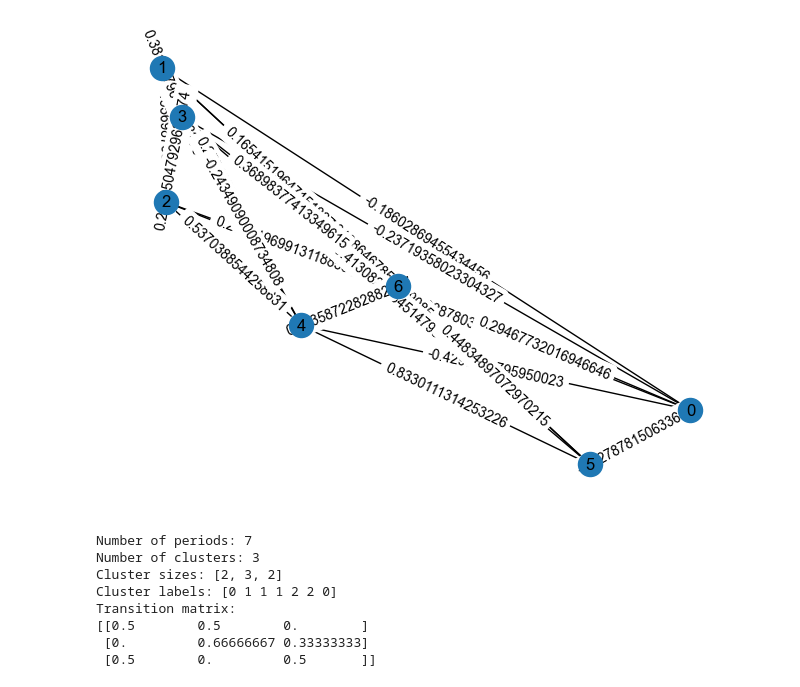
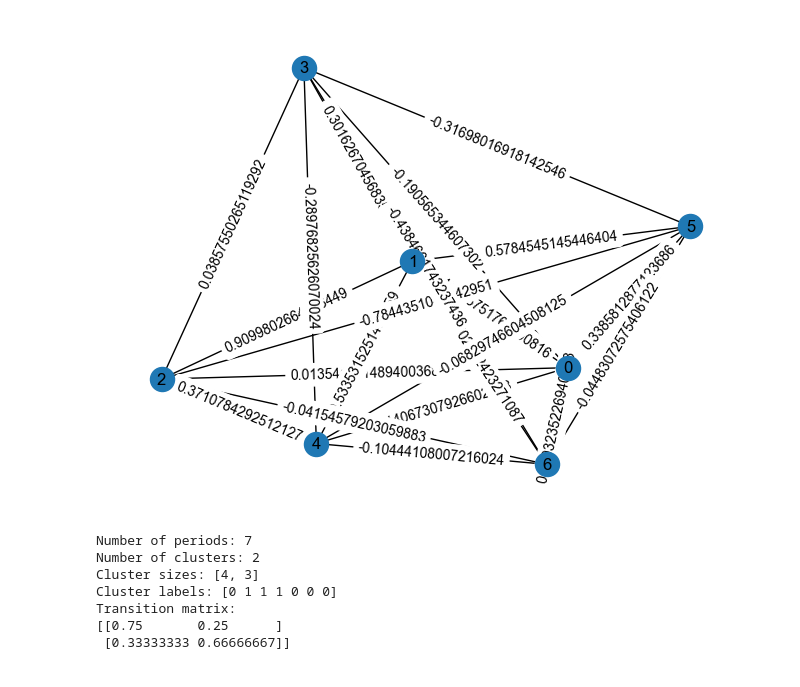
Before and after one commit to AdamZinebii/Intraday-Market-Activity-Clustering, a Jupyter notebook: examples/Louvain_clustering.ipynb, the cells around one changed output. Saved outputs shown, nothing was run; the diff lists cells and outputs as text; code cells hidden in the pictures.

Commit message:
adding clustering graph methods

```diff
--- a/examples/Louvain_clustering.ipynb
+++ b/examples/Louvain_clustering.ipynb
@@ -25,18 +22,18 @@ The autoreload extension is already loaded. To reload it, use:
 # %%
 T = 15
 
 # Load data from a JSONL file
 market = Market.from_jsonl("./tick_data.jsonl")
 
 # Get periods of length 15
 periods = market.get_periods(period_length=3)
 
 # Build the graph
-state_graph = market.build_graph(periods, threshold=0.1)
+state_graph = market.build_graph(periods, 0)
 
 clustering = LouvainClustering().fit(periods, G=state_graph)
 # %% [output]
-[figure, old version]
+[figure, new version]
 # %%
 # Get the clusters
 clusters = clustering.clusters
@@ -49,13 +46,12 @@ print(f"Cluster labels: {clustering.labels}")
 print(f"Transition matrix: \n{clustering.transition_matrix}")
 # %% [output]
 Number of periods: 7
-Number of clusters: 3
-Cluster sizes: [2, 3, 2]
-Cluster labels: [0 1 1 1 2 2 0]
+Number of clusters: 2
+Cluster sizes: [4, 3]
+Cluster labels: [0 1 1 1 0 0 0]
 Transition matrix:
-[[0.5        0.5        0.        ]
- [0.         0.66666667 0.33333333]
- [0.5        0.         0.5       ]]
+[[0.75       0.25      ]
+ [0.33333333 0.66666667]]
 # %%
 clustering.plot_community_graph(state_graph, method='Louvain')
 # %% [output]
```
Also changed, not shown: parts of 4 cells of this notebook, 2 other files.
